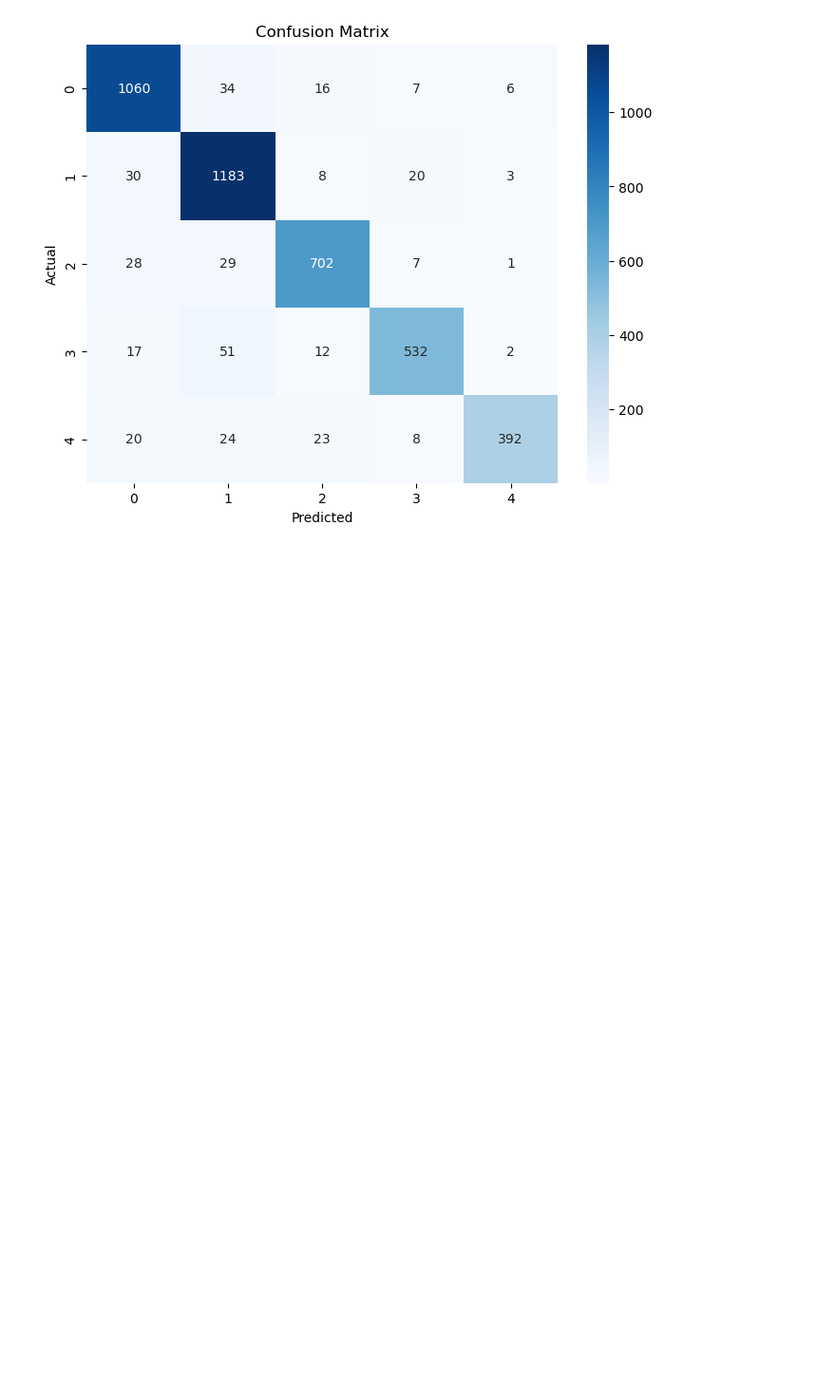
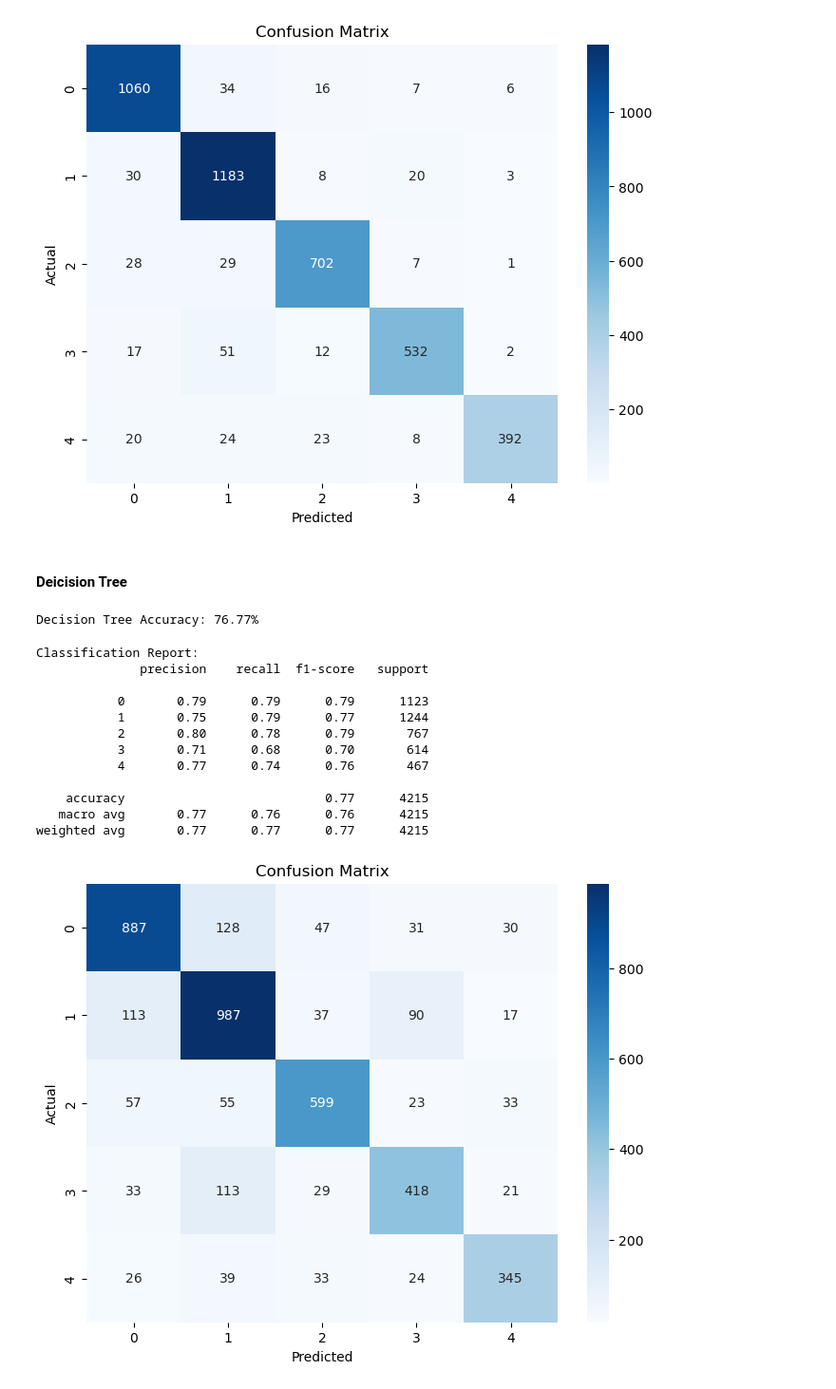
Before and after one commit to SIVASKANDAN-P/automatic_ticket_classification, a Jupyter notebook: Automatic_Ticket_Classification_Assignment.ipynb, the cells around one changed output. Shown at 95% size. Drawn from its saved outputs; the diff is of its cells as text; code cells hidden in the pictures; blank space fills up the shorter version.

Commit message:
base 3 models

```diff
--- a/Automatic_Ticket_Classification_Assignment.ipynb
+++ b/Automatic_Ticket_Classification_Assignment.ipynb
@@ -1154,3 +1156,60 @@ Classification Report:
    macro avg       0.93      0.90      0.91      4215
 weighted avg       0.92      0.92      0.92      4215
 [figure]
+# %% [markdown]
+#### Deicision Tree
+# %%
+from sklearn.metrics import classification_report, confusion_matrix
+import matplotlib.pyplot as plt
+import seaborn as sns
+
+def evaluate_decision_tree_model(y_true, y_pred):
+    # Print classification report
+    print("Classification Report:")
+    print(classification_report(y_true, y_pred))
+
+    # Generate confusion matrix
+    cm = confusion_matrix(y_true, y_pred)
+
+    # Plot confusion matrix
+    plt.figure(figsize=(8, 6))
+    sns.heatmap(cm, annot=True, fmt='d', cmap='Blues', xticklabels=range(5), yticklabels=range(5))
+    plt.xlabel('Predicted')
+    plt.ylabel('Actual')
+    plt.title('Confusion Matrix')
+    plt.show()
+# %%
+from sklearn.tree import DecisionTreeClassifier
+from sklearn.metrics import accuracy_score
+
+
+# Initialize the Decision Tree model
+dt_model = DecisionTreeClassifier()
+
+# Train the model on the training data
+dt_model.fit(X_train, y_train)
+
+# Predict the topics on the test data
+y_pred_dt = dt_model.predict(X_test)
+
+# Calculate accuracy
+accuracy_dt = accuracy_score(y_test, y_pred_dt)
+print(f"Decision Tree Accuracy: {accuracy_dt * 100:.2f}%")
+# %% [output]
+Decision Tree Accuracy: 76.77%
+# %%
+evaluate_decision_tree_model(y_test, y_pred_dt)
+# %% [output]
+Classification Report:
+              precision    recall  f1-score   support
+
+           0       0.79      0.79      0.79      1123
+           1       0.75      0.79      0.77      1244
+           2       0.80      0.78      0.79       767
+           3       0.71      0.68      0.70       614
+           4       0.77      0.74      0.76       467
+
+    accuracy                           0.77      4215
+   macro avg       0.77      0.76      0.76      4215
+weighted avg       0.77      0.77      0.77      4215
+[figure, added]
```
Also changed, not shown: parts of 5 cells of this notebook.
